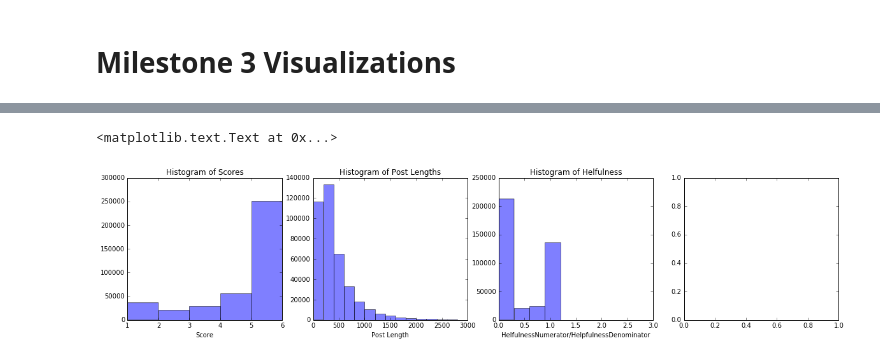
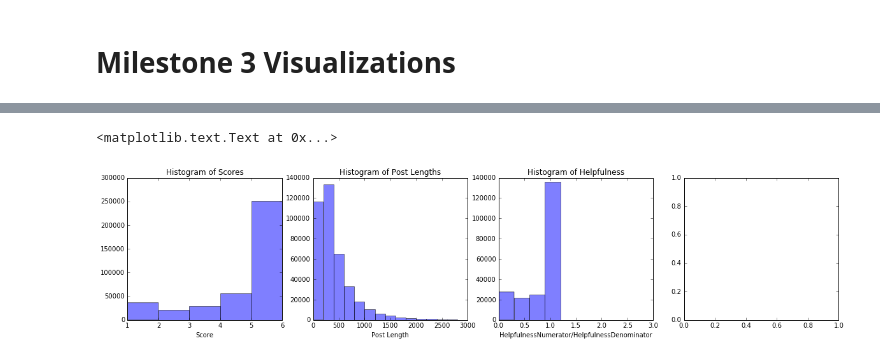
Before and after one commit to mkane12/CS109a_Final_Project, a Jupyter notebook: python/Milestone_3_Visualizations.ipynb, the cells around one changed output, grey strips where cells are left out. Saved outputs shown, nothing was run; the diff lists cells and outputs as text; code cells hidden in the pictures.

```diff
--- a/python/Milestone_3_Visualizations.ipynb
+++ b/python/Milestone_3_Visualizations.ipynb
@@ -39,34 +39,32 @@ helpfulness = []
 for index, row in df.iterrows():
     if row['HelpfulnessDenominator'] != 0:
         helpfulness.append(float(row['HelpfulnessNumerator'])/row['HelpfulnessDenominator'])
-    else:
-        helpfulness.append(0)
 # %%
 ### Overview Histograms - MJK ###
 
 fig, (ax1, ax2, ax3, ax4) = plt.subplots(1, 4, figsize=(20, 4))
 
 # Histogram of “score”
 ax1.hist(df['Score'], bins=[1,2,3,4,5,6], color='b', alpha=0.5)
 ax1.set_title("Histogram of Scores")
 ax1.set_xlabel("Score")
 
 # Histogram of post length
 post_lengths = []
 for p in df['Text']:
     length = len(p)
     post_lengths.append(length)
 
 ax2.hist(post_lengths, bins=range(0, 3000, 200), color='b', alpha=0.5)
 ax2.set_title("Histogram of Post Lengths")
 ax2.set_xlabel("Post Length")
 
 # Histogram of HelpfulnessNumerator/HelpfulnessDenominator
 ax3.hist(helpfulness, color='b', alpha=0.5)
-ax3.set_title("Histogram of Helfulness")
-ax3.set_xlabel("HelfulnessNumerator/HelpfulnessDenominator")
+ax3.set_title("Histogram of Helpfulness")
+ax3.set_xlabel("HelpfulnessNumerator/HelpfulnessDenominator")
 
 # Histogram of time - I'm not sure how
 # %% [output]
 <matplotlib.text.Text at 0x...>
-[figure, old version]
+[figure, new version]
```
Also changed, not shown: parts of 1 cell of this notebook.
